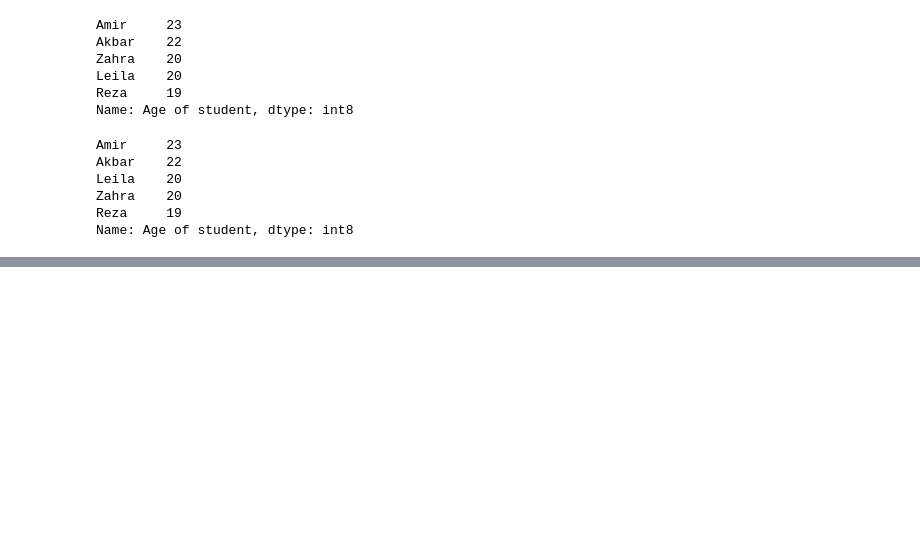
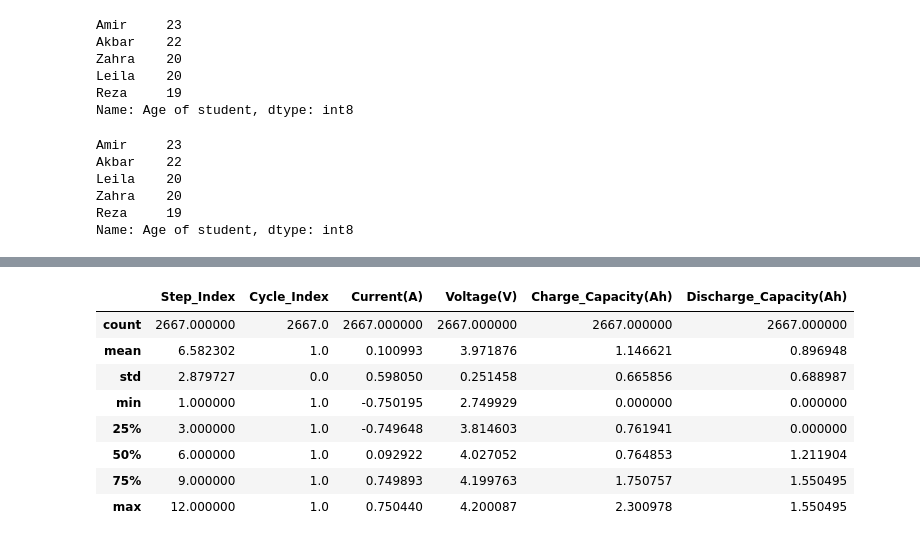
Before and after one commit to leilaamani/Machin-learning, a Jupyter notebook: Pandas_Library.ipynb, the cells around one changed output, grey strips where cells are left out. Cells and saved outputs as stored; diff of their text form; code cells hidden in the pictures; blank space fills up the shorter version.

```diff
--- a/Pandas_Library.ipynb
+++ b/Pandas_Library.ipynb
@@ -98,0 +193,12 @@ Name: Age of student, dtype: int8
+# %%
+data_using.describe()
+# %% [output]
+|  | Step_Index | Cycle_Index | Current(A) | Voltage(V) | Charge_Capacity(Ah) | Discharge_Capacity(Ah) |
+| count | 2667.000000 | 2667.0 | 2667.000000 | 2667.000000 | 2667.000000 | 2667.000000 |
+| mean | 6.582302 | 1.0 | 0.100993 | 3.971876 | 1.146621 | 0.896948 |
+| std | 2.879727 | 0.0 | 0.598050 | 0.251458 | 0.665856 | 0.688987 |
+| min | 1.000000 | 1.0 | -0.750195 | 2.749929 | 0.000000 | 0.000000 |
+| 25% | 3.000000 | 1.0 | -0.749648 | 3.814603 | 0.761941 | 0.000000 |
+| 50% | 6.000000 | 1.0 | 0.092922 | 4.027052 | 0.764853 | 1.211904 |
+| 75% | 9.000000 | 1.0 | 0.749893 | 4.199763 | 1.750757 | 1.550495 |
+| max | 12.000000 | 1.0 | 0.750440 | 4.200087 | 2.300978 | 1.550495 |
```
Also changed, not shown: parts of 11 cells of this notebook.
